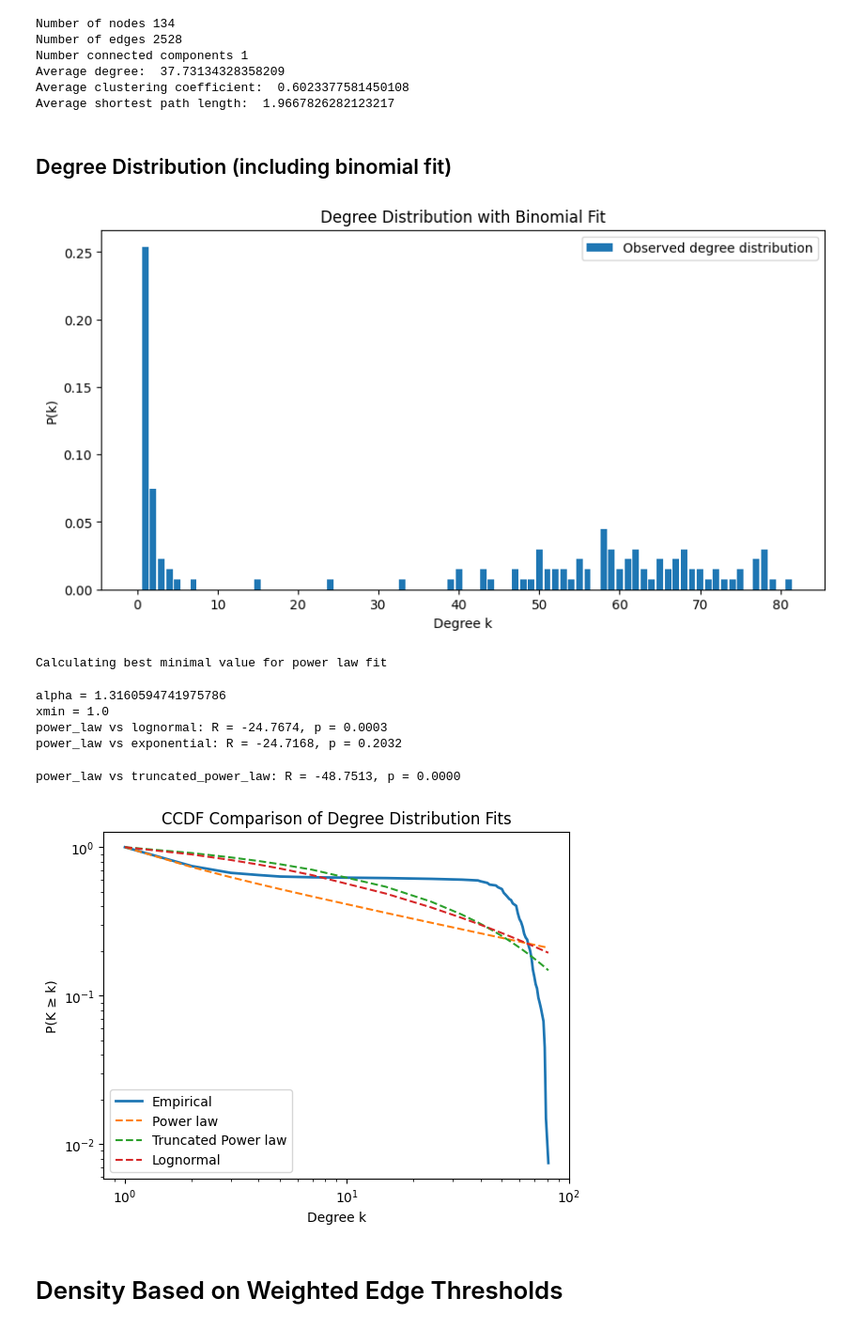
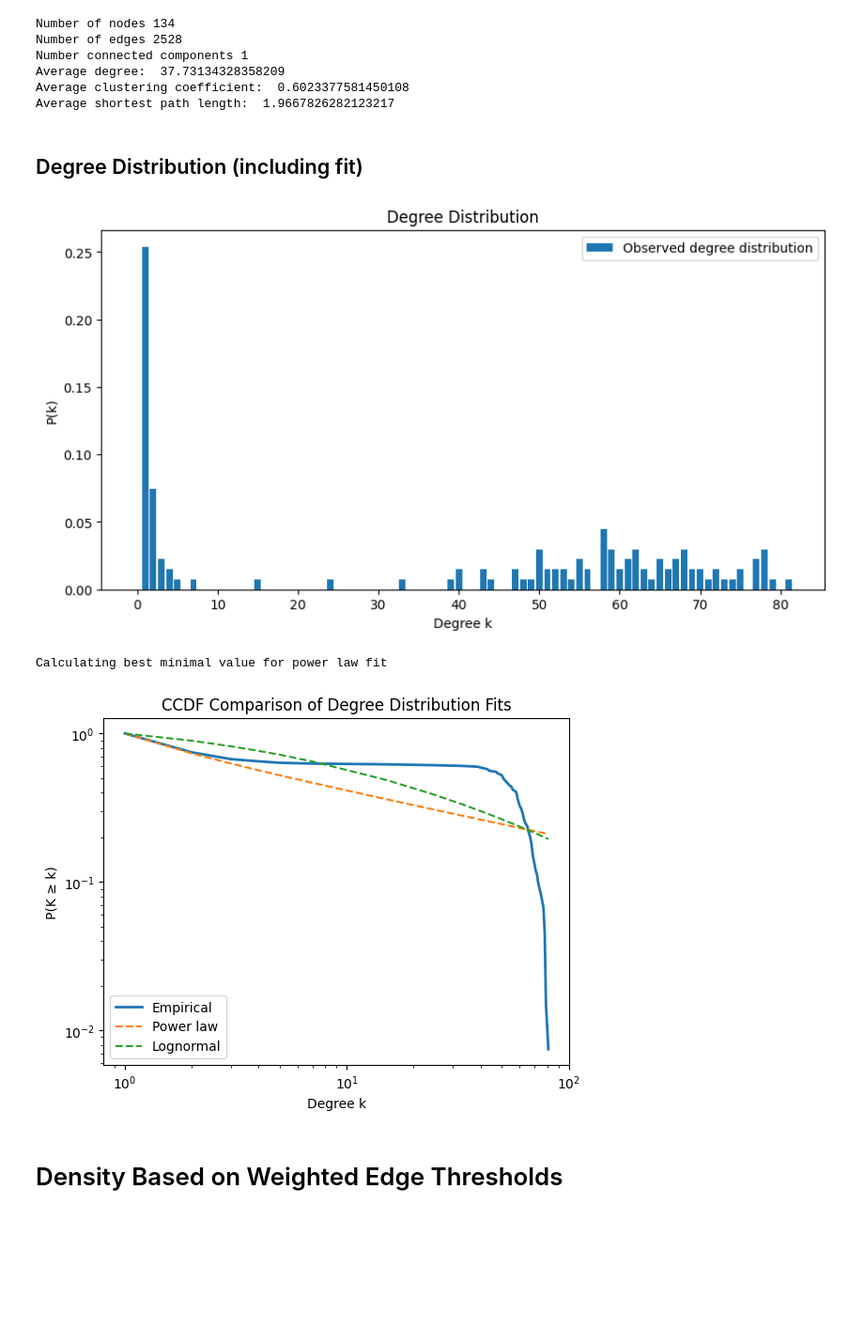
Before and after one commit to jiayizhang123/CPSC672-Project, a Jupyter notebook: Project-citibike.ipynb, the cells around one changed output. Shown at 94% size. Drawn from its saved outputs; the diff is of its cells as text; code cells hidden in the pictures; blank space fills up the shorter version.

```diff
--- a/Project-citibike.ipynb
+++ b/Project-citibike.ipynb
@@ -78,86 +79,43 @@ Average degree:  37.73134328358209
 Average clustering coefficient:  0.6023377581450108
 Average shortest path length:  1.9667826282123217
 # %% [markdown]
-## Degree Distribution (including binomial fit)
+## Degree Distribution (including fit)
 # %%
-import numpy as np
-import pandas as pd
-import matplotlib.pyplot as plt
-import networkx as nx
-from scipy.stats import binom
-
-# =========================
-# Degree distribution
-# =========================
 degree_dict = dict(nx.degree(G))
-clustering_dict = nx.clustering(G)
-
-df = pd.DataFrame({
-    "Degree": pd.Series(degree_dict),
-    "Clustering": pd.Series(clustering_dict)
-})
-
-# Basic values
-N = G.number_of_nodes()
-k_avg = df["Degree"].mean()
-p = k_avg / (N - 1)
+df = pd.DataFrame({"Degree": pd.Series(degree_dict),})
 
 # Empirical degree distribution
 K = int(df["Degree"].max())
 y0, x0 = np.histogram(df["Degree"].values, bins=range(K + 2), density=True)
 
-# =========================
-# Plot 1: Degree distribution
-# =========================
+# Degree distribution plot
 plt.figure(figsize=(10, 5))
 plt.bar(x0[:-1], y0, label="Observed degree distribution")
 plt.xlabel("Degree k")
 plt.ylabel("P(k)")
-plt.title("Degree Distribution with Binomial Fit")
+plt.title("Degree Distribution")
 plt.legend()
 plt.show()
 
 # Get degree sequence
 degrees = [d for n, d in G.degree()]
 
-# Remove zero-degree nodes if needed
-degrees = [d for d in degrees if d > 0]
-
 # Fit power law
 fit = powerlaw.Fit(degrees, discrete=True)
 
-# Print fitted parameters
-print("alpha =", fit.alpha)
-print("xmin =", fit.xmin)
-
-# Compare power law vs lognormal
-distributions = ['lognormal', 'exponential', 'truncated_power_law']
-
-for dist in distributions:
-    R, p = fit.distribution_compare('power_law', dist)
-    print(f"power_law vs {dist}: R = {R:.4f}, p = {p:.4f}")
-
+# plot CCDF with different distribution fits
 fig = fit.plot_ccdf(label='Empirical', linewidth=2)
-
 fit.power_law.plot_ccdf(ax=fig, linestyle='--', label='Power law')
-fit.truncated_power_law.plot_ccdf(ax=fig, linestyle='--', label='Truncated Power law')
 fit.lognormal.plot_ccdf(ax=fig, linestyle='--', label='Lognormal')
-
-
 plt.xlabel("Degree k")
 plt.ylabel("P(K ≥ k)")
 plt.title("CCDF Comparison of Degree Distribution Fits")
 plt.legend()
 plt.show()
 # %% [output]
-[figure, old version]
+[figure, new version]
 Calculating best minimal value for power law fit
-alpha = 1.3160594741975786
-xmin = 1.0
-power_law vs lognormal: R = -24.7674, p = 0.0003
-power_law vs exponential: R = -24.7168, p = 0.2032
-power_law vs truncated_power_law: R = -48.7513, p = 0.0000
-[figure, old version]
+[figure, new version]
 # %% [markdown]
 # Density Based on Weighted Edge Thresholds
 # %%
```
Also changed, not shown: parts of 37 cells of this notebook.
